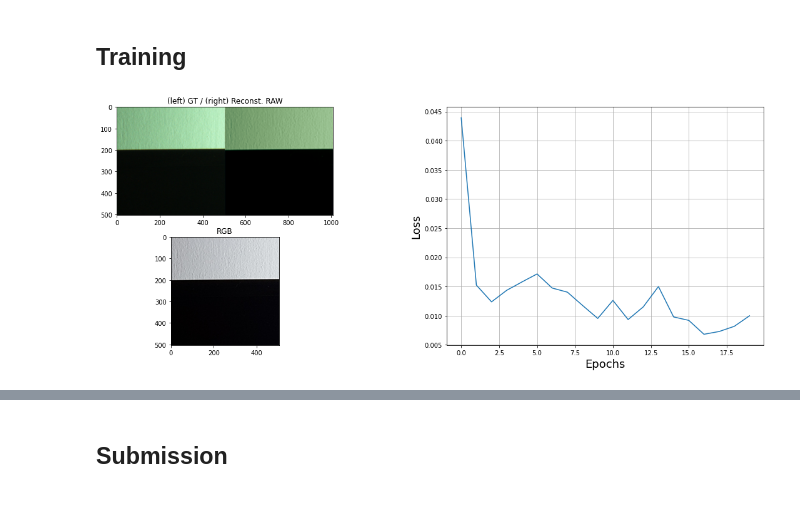
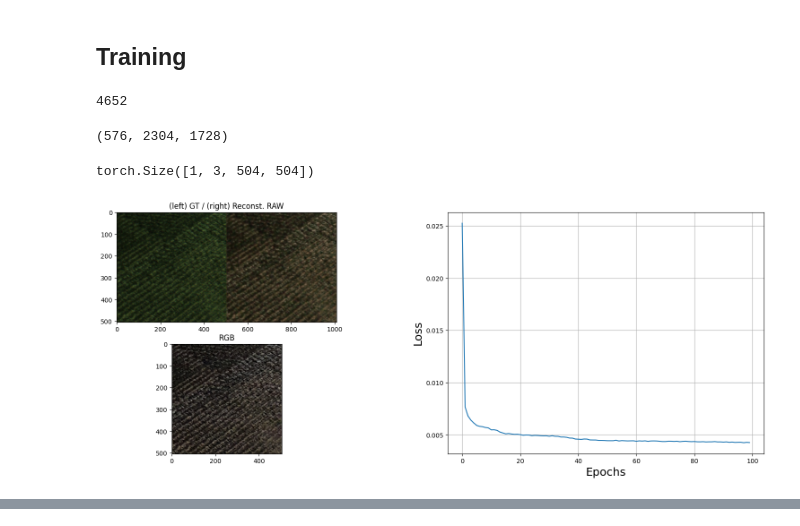
Before and after one commit to DeathStroXX/AISP, a Jupyter notebook: aim22-reverseisp/official-baseline Raw2RGB.ipynb, the cells around one changed output, grey strips where cells are left out. Cells and saved outputs as stored; diff of their text form; code cells hidden in the pictures.

Commit message:
adding smallnet

```diff
--- a/aim22-reverseisp/official-baseline Raw2RGB.ipynb
+++ b/aim22-reverseisp/official-baseline Raw2RGB.ipynb
@@ -248,7 +220,7 @@ BATCH_TRAIN = 8
 BATCH_TEST  = 1
 
 # if DEBUG use only 250 datasamples, if not all the dataset
-DEBUG = True
+DEBUG = False
 
 train_raws, train_rgbs, valid_rgbs = get_filenames(PATH)
 # %% [output]
@@ -381,0 +289,18 @@ class UNet(nn.Module):
+# %%
+class SmallISP(nn.Module):
+    def __init__(self):
+        super().__init__()
+        self.conv1 = nn.Conv2d(4, 16, kernel_size=3, padding=1)
+        self.conv2 = nn.Conv2d(16, 16, kernel_size=3, padding=1)
+        self.conv3 = nn.Conv2d(16, 12, kernel_size=3, padding=1)
+        self.ps = nn.PixelShuffle(2)
+        self.relu = nn.ReLU()
+        self.tanh = nn.Tanh()
+
+    def forward(self, x):
+        x = self.tanh(self.conv1(x))
+        x = self.relu(self.conv2(x))
+        x = self.relu(self.conv3(x))
+        x = self.ps (x)
+        out = torch.clamp(x, min=0., max=1.)
+        return out
@@ -390,18 +319,33 @@ class CFG:
     out_sz  = (252, 252) #(248, 248)
     lr      = 1e-3
     lr_decay= 1e-6
-    epochs  = 20
+    epochs  = 100
     loss    = nn.MSELoss()
     name    = 'unet-rev-isp.pt'
     out_dir = './'
     save_freq = 5
 # %%
-model = UNet(enc_chs=CFG.encoder, dec_chs=CFG.decoder, out_ch=CFG.out_ch, out_sz=CFG.out_sz)
+model = SmallISP()
 model = model.to(device)
 opt   = torch.optim.Adam(model.parameters(), lr=CFG.lr, weight_decay=CFG.lr_decay)
 
 criterion = CFG.loss
 metrics   = defaultdict(list)
+# %%
+sum(p.numel() for p in model.parameters())
+# %% [output]
+4652
+# %%
+#16*3*3*4 + 16 + 16*16*3*3 + 16 + 12*16*3*3 + 12
+16*3*3*4 , 16*16*3*3 , 12*16*3*3
+# %% [output]
+(576, 2304, 1728)
+# %%
+dummy = torch.randn(1, 4, 252, 252).to(device)
+dummy_outut = model(dummy)
+dummy_outut.shape
+# %% [output]
+torch.Size([1, 3, 504, 504])
 # %%
 for epoch in range(CFG.epochs):
 
@@ -417,9 +361,9 @@ for epoch in range(CFG.epochs):
         rgb_batch = rgb_batch.to(device)
         raw_batch = raw_batch.to(device)
 
-        recon_raw = model(rgb_batch)
+        recon_rgb = model(raw_batch)
 
-        loss = criterion(raw_batch, recon_raw)
+        loss = criterion(recon_rgb, rgb_batch)
         loss.backward()
         opt.step()
 
@@ -427,33 +371,33 @@ for epoch in range(CFG.epochs):
 
     metrics['train_loss'].append(np.mean(train_loss))
 
     display.clear_output()
     plt.figure(figsize=(20, 7))
     ax1 = plt.subplot(2, 2, 1)
-    reconst_raw = postprocess_raw(demosaic(recon_raw[-1].detach().cpu().permute(1, 2, 0).numpy()))
+    reconst_rgb = recon_rgb[-1].detach().cpu().permute(1, 2, 0).numpy()
     gt_raw = postprocess_raw(demosaic(raw_batch[-1].detach().cpu().permute(1, 2, 0).numpy()))
-    cmp_raw_gt = np.concatenate([gt_raw, reconst_raw], axis=1)
+    cmp_raw_gt = np.concatenate([gt_raw, reconst_rgb], axis=1)
     ax1.imshow(cmp_raw_gt)
     ax1.set_title('(left) GT / (right) Reconst. RAW')
 
     ax2 = plt.subplot(2, 2, 3)
     ax2.imshow(rgb_batch[-1].detach().cpu().permute(1, 2, 0).numpy())
     ax2.set_title('RGB')
 
     ax3 = plt.subplot(1, 2, 2)
     ax3.plot(metrics['train_loss'], label='train')
     ax3.set_xlabel('Epochs', fontsize=18)
     ax3.set_ylabel('Loss', fontsize=18)
     ax3.grid()
 
     plt.show()
 
     print(f"Epoch {epoch + 1} of {CFG.epochs} took {time.time() - start_time:.3f}s\n")
 
     if ((epoch + 1) % CFG.save_freq == 0):
         torch.save(model, os.path.join(CFG.out_dir , f'{epoch+1}.pt'))
 
 
 torch.save(model.state_dict(), os.path.join(CFG.out_dir ,CFG.name))
 # %% [output]
-[figure, old version]
+[figure, new version]
@@ -461,2 +404,0 @@ Epoch 20 of 20 took 12.838s
-# %% [markdown]
-## Submission
```
Also changed, not shown: parts of 15 cells of this notebook.
